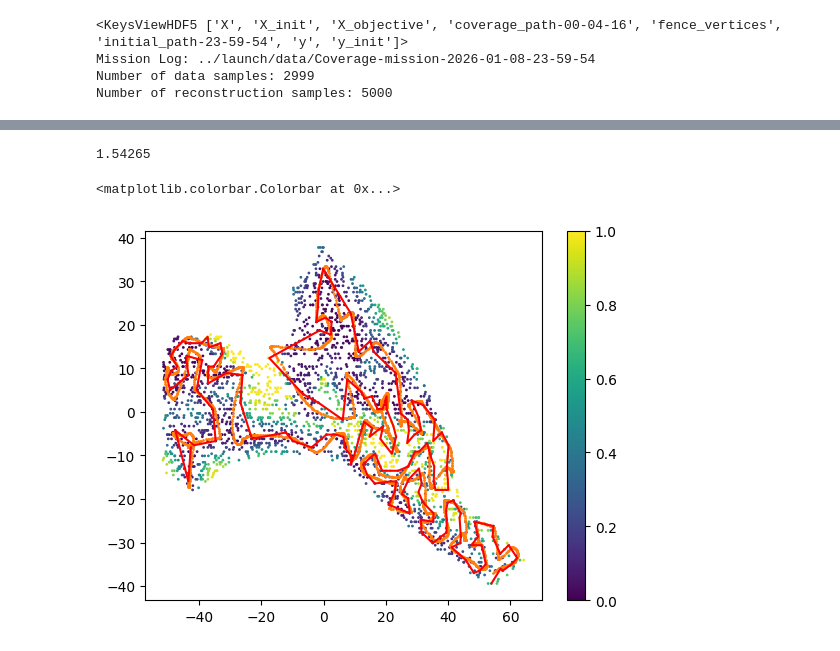
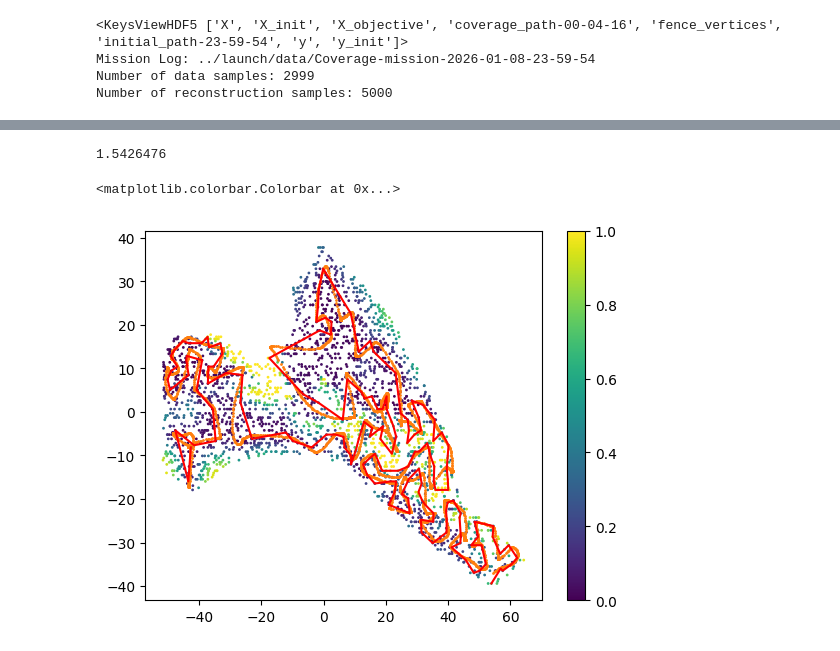
Before and after one commit to itskalvik/ros_sgp_tools, a Jupyter notebook: scripts/postprocess.ipynb, the cells around one changed output, grey strips where cells are left out. Cells and saved outputs as stored; diff of their text form; code cells hidden in the pictures.

```diff
--- a/scripts/postprocess.ipynb
+++ b/scripts/postprocess.ipynb
@@ -173,28 +179,28 @@ plt.colorbar()
 # %%
 # Init GP model
-_, _, _, gpr_post = get_model_params(X.astype(np.float32),
-                                y.astype(np.float32),
-                                kernel=kernel,
-                                noise_variance=noise_variance,
-                                return_model=True,
-                                verbose=False,
-                                max_steps=0)
+_, _, _, gpr_post = get_model_params(np.vstack([X_init, X]).astype(np.float32),
+                                     np.vstack([y_init, y]).astype(np.float32),
+                                     kernel=kernel,
+                                     noise_variance=noise_variance,
+                                     return_model=True,
+                                     verbose=False,
+                                     max_steps=0)
 
 # Load pre-trained parameters
 fname = os.path.join(mission_log, f"model_params.pkl")
 with open(fname, 'rb') as handle:
     params = pickle.load(handle)
 gpflow.utilities.multiple_assign(gpr_post.kernel, params['kernel'])
 gpflow.utilities.multiple_assign(gpr_post.likelihood, params['likelihood'])
 
 mean, var = gpr_post.predict_f(X_candidates.astype(np.float32))
 print(var.numpy().max())
 
 plt.scatter(X_candidates[:, 0], X_candidates[:, 1], s=1, c=var.numpy())
 plt.scatter(X[:, 0], X[:, 1], c='C1', s=1)
 plt.plot(sol_path[:, 0], sol_path[:, 1], c='r')
 plt.colorbar()
 # %% [output]
-1.54265
+1.5426476
 <matplotlib.colorbar.Colorbar at 0x...>
-[figure, old version]
+[figure, new version]
```
Also changed, not shown: parts of 3 cells of this notebook.
